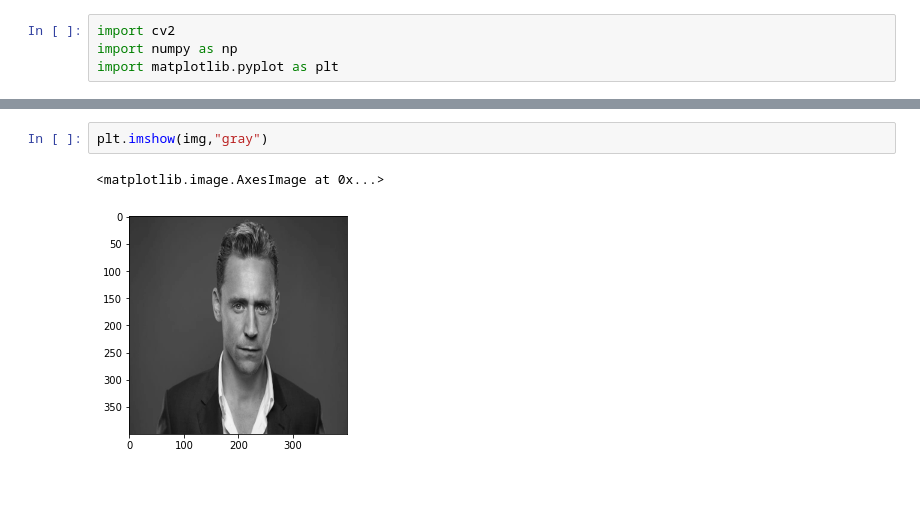
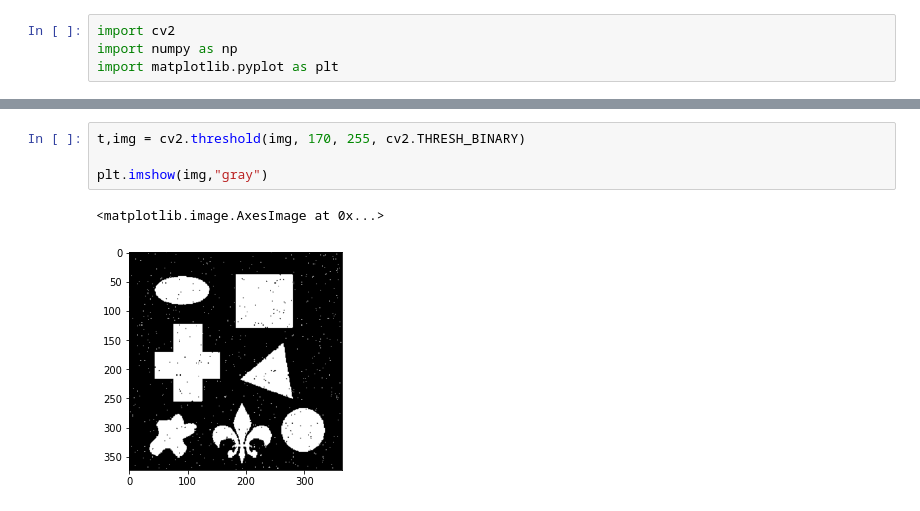
Before and after one commit to AlviNabil/Image_Processing, a Jupyter notebook: untitled folder/c.ipynb, the cells around one changed output, grey strips where cells are left out. Drawn from its saved outputs; the diff is of its cells as text.

```diff
--- a/untitled folder/c.ipynb
+++ b/untitled folder/c.ipynb
@@ -62,5 +12,7 @@ plt.imshow(output,"gray")
-# %%
-plt.imshow(img,"gray")
-# %% [output]
-<matplotlib.image.AxesImage at 0x...>
-[figure, removed]
+# %%
+t,img = cv2.threshold(img, 170, 255, cv2.THRESH_BINARY)
+
+plt.imshow(img,"gray")
+# %% [output]
+<matplotlib.image.AxesImage at 0x...>
+[figure, added]
```
Also changed, not shown: parts of 10 cells of this notebook, 7 other files.
